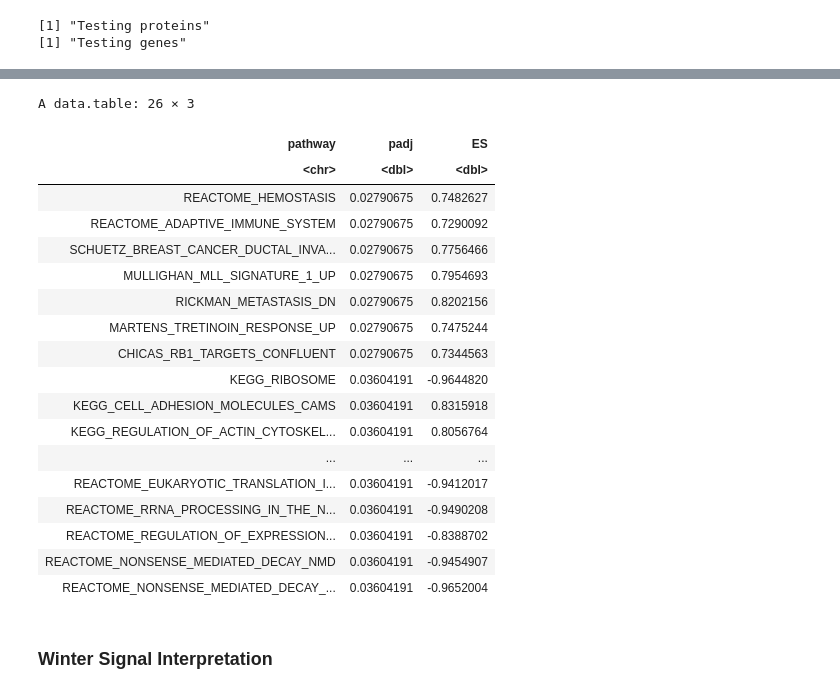
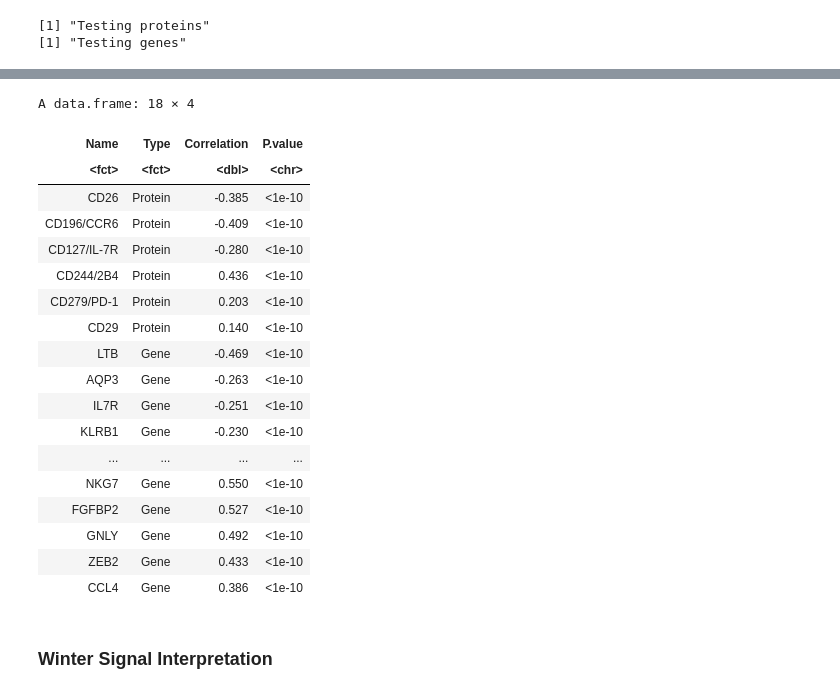
Before and after one commit to immunogenomics/cna-display, a Jupyter notebook: tbru/interpretation.ipynb, the cells around one changed output, grey strips where cells are left out. Cells and saved outputs as stored; diff of their text form; code cells hidden in the pictures.

Commit message:
Added MELD comparison, reran TBRU analysis

```diff
--- a/tbru/interpretation.ipynb
+++ b/tbru/interpretation.ipynb
@@ -44,12 +57,20 @@ refine_cells <- function(expr_mat, input_res){
 ### Compute per-gene correlations to information of interest (e.g. NAM PC loadings)
 compute_corrs <- function(curr_res, expr_mat, corr_col_name){
     cna_scores = curr_res[corr_col_name]
-    corrs_1 = cor(t(as.matrix(expr_mat[1:1000,])), cna_scores)
-    corrs_2 = cor(t(as.matrix(expr_mat[1001:2000,])), cna_scores)
-    corrs_3 = cor(t(as.matrix(expr_mat[2001:3000,])), cna_scores)
-    corrs_4 = cor(t(as.matrix(expr_mat[3001:4000,])), cna_scores)
-    corrs_5 = cor(t(as.matrix(expr_mat[4001:5000,])), cna_scores)
-    corrs = c(corrs_1, corrs_2, corrs_3, corrs_4, corrs_5)
+    corrs = c()
+    for(i in c(1:floor(nrow(expr_mat)/1000))){
+        i_start = (1+1000*(i-1))
+        i_end = (1000*i)
+        new_corrs = cor(t(as.matrix(expr_mat[i_start:i_end,])), cna_scores)
+        corrs = c(corrs,new_corrs)
+    }
+    if(i_end !=nrow(expr_mat)){
+        i = i+1
+        i_start = (1+1000*(i-1))
+        i_end = nrow(expr_mat)
+        new_corrs = cor(t(as.matrix(expr_mat[i_start:i_end,])), cna_scores)
+        corrs = c(corrs,new_corrs)
+    }
     names(corrs) = rownames(expr_mat)
     return(corrs)
 }
@@ -134,5 +179,8 @@ The following objects are masked from ‘package:dplyr’:
 # %%
-report_assoc <- function(prot_mat, expr_mat,prot_names, gene_names, ncorrs){
+table_destination = '/data/srlab/lrumker/MCSC_Project/cna-display/_tables/'
+
+report_assoc <- function(prot_mat, expr_mat,prot_names, gene_names, ncorrs,
+                         table_destination, export_filename){
     corrs = c()
     pvals = c()
     print("Testing proteins")
@@ -161,8 +209,11 @@ report_assoc <- function(prot_mat, expr_mat,prot_names, gene_names, ncorrs){
                         "Type"= c(rep("Protein", length(prot_names)),
                                                rep("Gene", length(gene_names))),
                         "Correlation"=corrs, "P-value"=pvals)
-    df$P.value[which(df$P.value<0.00000001)] = "<1e-8"
+    df$P.value[which(df$P.value<0.0000000001)] = "<1e-10"
     df$Correlation = round(df$Correlation,3)
+    to_export<-xtable(df)
+    print.xtable(to_export, type="latex", file=paste0(table_destination,export_filename),
+                 floating=FALSE,latex.environments=NULL, include.rownames=FALSE)
     return(df)
 }
 # %% [markdown]
@@ -537,8 +513,9 @@ NOSIP RPS3A
 # %%
-interp_report = report_assoc(prot_mat, expr_mat,
+tb_report = report_assoc(prot_mat, expr_mat,
                              prot_names = c("CD26","CD196/CCR6","CD127/IL-7R", "CD244/2B4", "CD279/PD-1", "CD29"),
                              gene_names = c("LTB","AQP3","IL7R","KLRB1","CD27","MAL","GZMH","NKG7","FGFBP2","GNLY","ZEB2","CCL4"),
-                             curr_res$ncorrs)
+                             curr_res$ncorrs,
+                            table_destination, "supptable.tbru.tb_genesprots.tex")
 # %% [output]
 [1] "Testing proteins"
 [1] "Testing genes"
@@ -721,26 +522,25 @@ A data.table: 0 × 3
-# %%
-# File 3
-FGSEA_output
-# %% [output]
-A data.table: 26 × 3
-| pathway | padj | ES |
-| <chr> | <dbl> | <dbl> |
-| REACTOME_HEMOSTASIS | 0.02790675 | 0.7482627 |
-| REACTOME_ADAPTIVE_IMMUNE_SYSTEM | 0.02790675 | 0.7290092 |
-| SCHUETZ_BREAST_CANCER_DUCTAL_INVA... | 0.02790675 | 0.7756466 |
-| MULLIGHAN_MLL_SIGNATURE_1_UP | 0.02790675 | 0.7954693 |
-| RICKMAN_METASTASIS_DN | 0.02790675 | 0.8202156 |
-| MARTENS_TRETINOIN_RESPONSE_UP | 0.02790675 | 0.7475244 |
-| CHICAS_RB1_TARGETS_CONFLUENT | 0.02790675 | 0.7344563 |
-| KEGG_RIBOSOME | 0.03604191 | -0.9644820 |
-| KEGG_CELL_ADHESION_MOLECULES_CAMS | 0.03604191 | 0.8315918 |
-| KEGG_REGULATION_OF_ACTIN_CYTOSKEL... | 0.03604191 | 0.8056764 |
-| ... | ... | ... |
-| REACTOME_EUKARYOTIC_TRANSLATION_I... | 0.03604191 | -0.9412017 |
-| REACTOME_RRNA_PROCESSING_IN_THE_N... | 0.03604191 | -0.9490208 |
-| REACTOME_REGULATION_OF_EXPRESSION... | 0.03604191 | -0.8388702 |
-| REACTOME_NONSENSE_MEDIATED_DECAY_NMD | 0.03604191 | -0.9454907 |
-| REACTOME_NONSENSE_MEDIATED_DECAY_... | 0.03604191 | -0.9652004 |
+# %%
+tb_report
+# %% [output]
+A data.frame: 18 × 4
+| Name | Type | Correlation | P.value |
+| <fct> | <fct> | <dbl> | <chr> |
+| CD26 | Protein | -0.385 | <1e-10 |
+| CD196/CCR6 | Protein | -0.409 | <1e-10 |
+| CD127/IL-7R | Protein | -0.280 | <1e-10 |
+| CD244/2B4 | Protein | 0.436 | <1e-10 |
+| CD279/PD-1 | Protein | 0.203 | <1e-10 |
+| CD29 | Protein | 0.140 | <1e-10 |
+| LTB | Gene | -0.469 | <1e-10 |
+| AQP3 | Gene | -0.263 | <1e-10 |
+| IL7R | Gene | -0.251 | <1e-10 |
+| KLRB1 | Gene | -0.230 | <1e-10 |
+| ... | ... | ... | ... |
+| NKG7 | Gene | 0.550 | <1e-10 |
+| FGFBP2 | Gene | 0.527 | <1e-10 |
+| GNLY | Gene | 0.492 | <1e-10 |
+| ZEB2 | Gene | 0.433 | <1e-10 |
+| CCL4 | Gene | 0.386 | <1e-10 |
 # %% [markdown]
 ### Winter Signal Interpretation
 # %%
```
Also changed, not shown: parts of 134 cells of this notebook, 12 other files.
